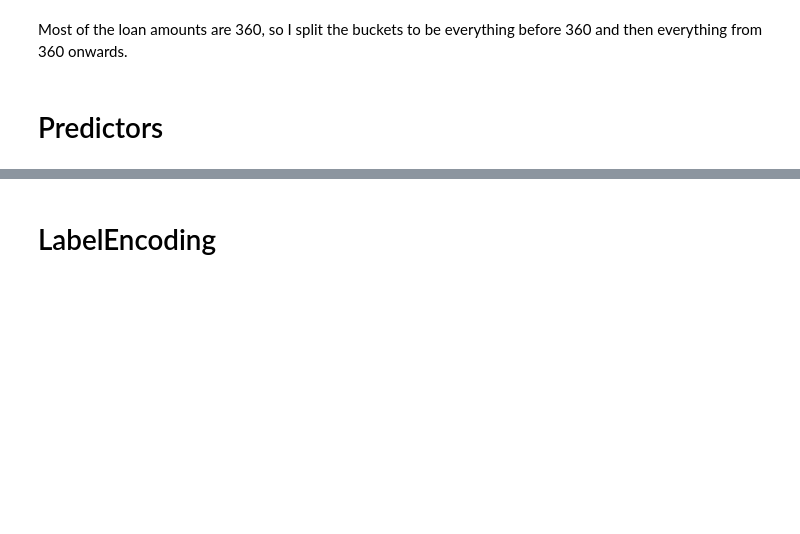
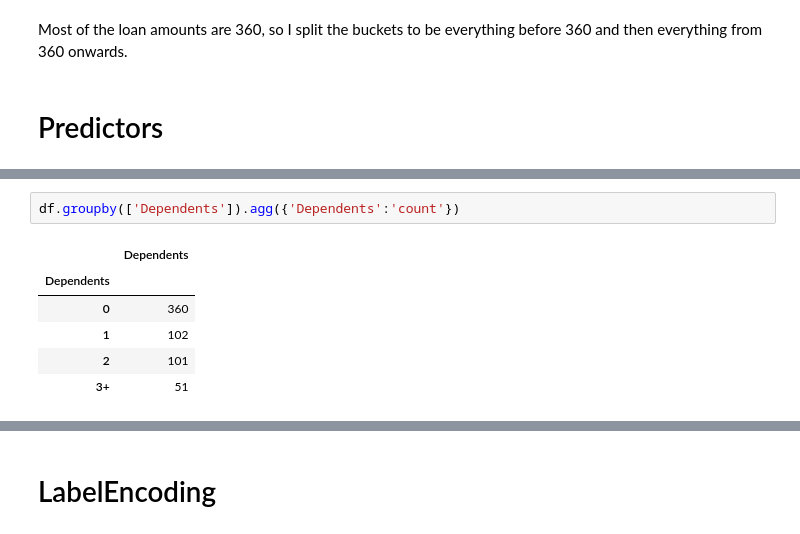
Before and after one commit to mencer456/Assignment3-Classification, a Jupyter notebook: Assignment3-Classification.ipynb, the cells around one changed output, grey strips where cells are left out. Saved outputs shown, nothing was run; the diff lists cells and outputs as text; blank space fills up the shorter version.

```diff
--- a/Assignment3-Classification.ipynb
+++ b/Assignment3-Classification.ipynb
@@ -385,0 +416,9 @@ Most of the loan amounts are 360, so I split the buckets to be everything before
+# %%
+df.groupby(['Dependents']).agg({'Dependents':'count'})
+# %% [output]
+|  | Dependents |
+| Dependents |  |
+| 0 | 360 |
+| 1 | 102 |
+| 2 | 101 |
+| 3+ | 51 |
```
Also changed, not shown: parts of 20 cells of this notebook.
